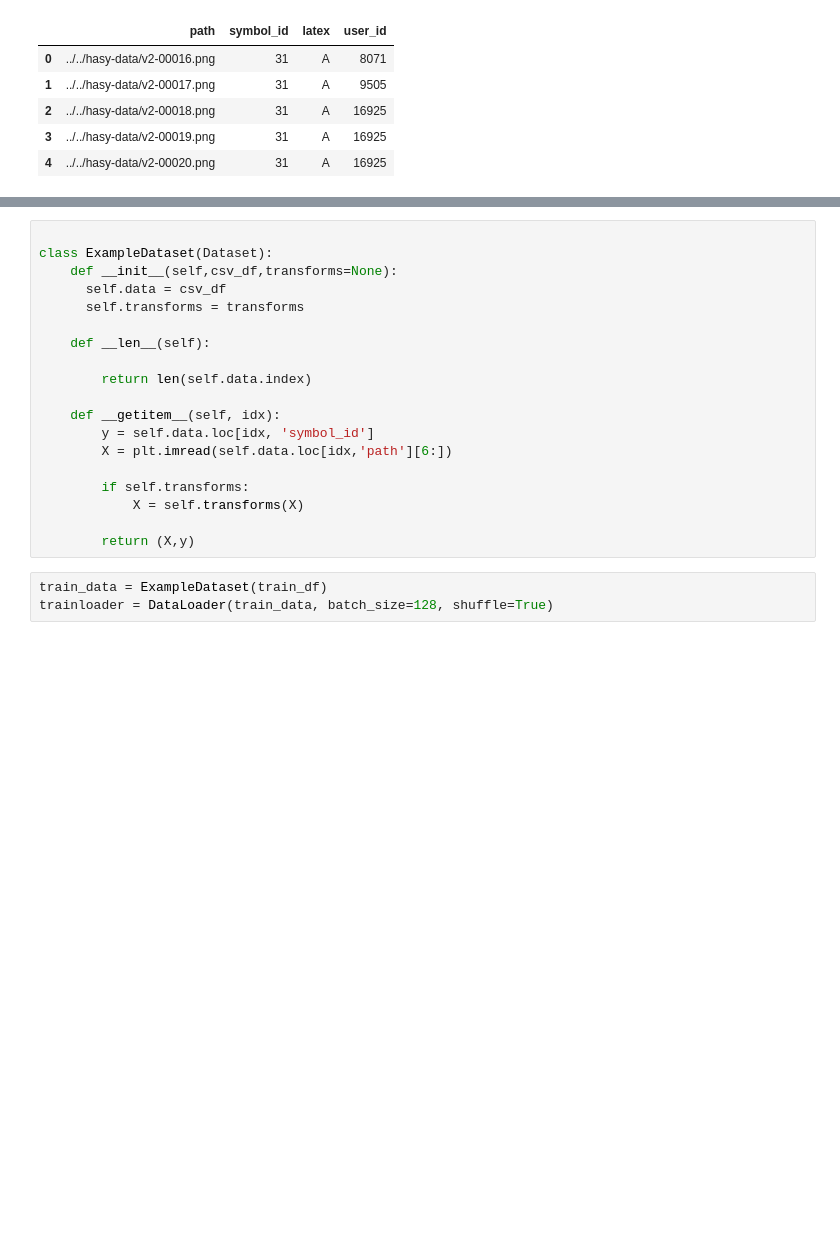
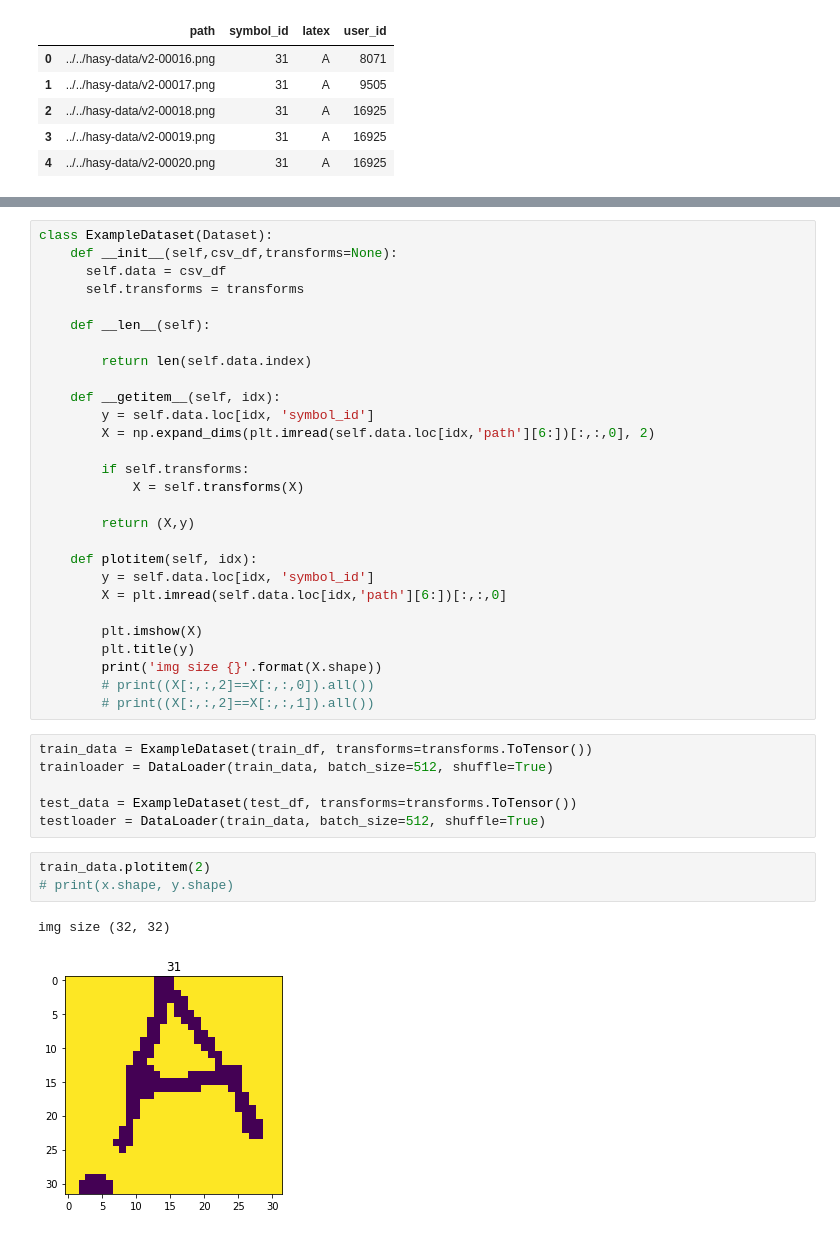
Before and after one commit to yuvalgrossman/EquSolve, a Jupyter notebook: shahar.ipynb, the cells around one changed output, grey strips where cells are left out. Drawn from its saved outputs; the diff is of its cells as text; blank space fills up the shorter version.

```diff
--- a/shahar.ipynb
+++ b/shahar.ipynb
@@ -65,5 +82,4 @@ train_df.head()
 # %%
-
 class ExampleDataset(Dataset):
     def __init__(self,csv_df,transforms=None):
       self.data = csv_df
@@ -75,15 +91,34 @@ class ExampleDataset(Dataset):
 
     def __getitem__(self, idx):
         y = self.data.loc[idx, 'symbol_id']
-        X = plt.imread(self.data.loc[idx,'path'][6:])
+        X = np.expand_dims(plt.imread(self.data.loc[idx,'path'][6:])[:,:,0], 2)
 
         if self.transforms:
             X = self.transforms(X)
 
         return (X,y)
+
+    def plotitem(self, idx):
+        y = self.data.loc[idx, 'symbol_id']
+        X = plt.imread(self.data.loc[idx,'path'][6:])[:,:,0]
+
+        plt.imshow(X)
+        plt.title(y)
+        print('img size {}'.format(X.shape))
+        # print((X[:,:,2]==X[:,:,0]).all())
+        # print((X[:,:,2]==X[:,:,1]).all())
 # %%
-train_data = ExampleDataset(train_df)
-trainloader = DataLoader(train_data, batch_size=128, shuffle=True)
+train_data = ExampleDataset(train_df, transforms=transforms.ToTensor())
+trainloader = DataLoader(train_data, batch_size=512, shuffle=True)
+
+test_data = ExampleDataset(test_df, transforms=transforms.ToTensor())
+testloader = DataLoader(train_data, batch_size=512, shuffle=True)
+# %%
+train_data.plotitem(2)
+# print(x.shape, y.shape)
+# %% [output]
+img size (32, 32)
+[figure, added]
 # %%
 # define the neural net class
 class Net(nn.Module):
```
Also changed, not shown: parts of 10 cells of this notebook.
